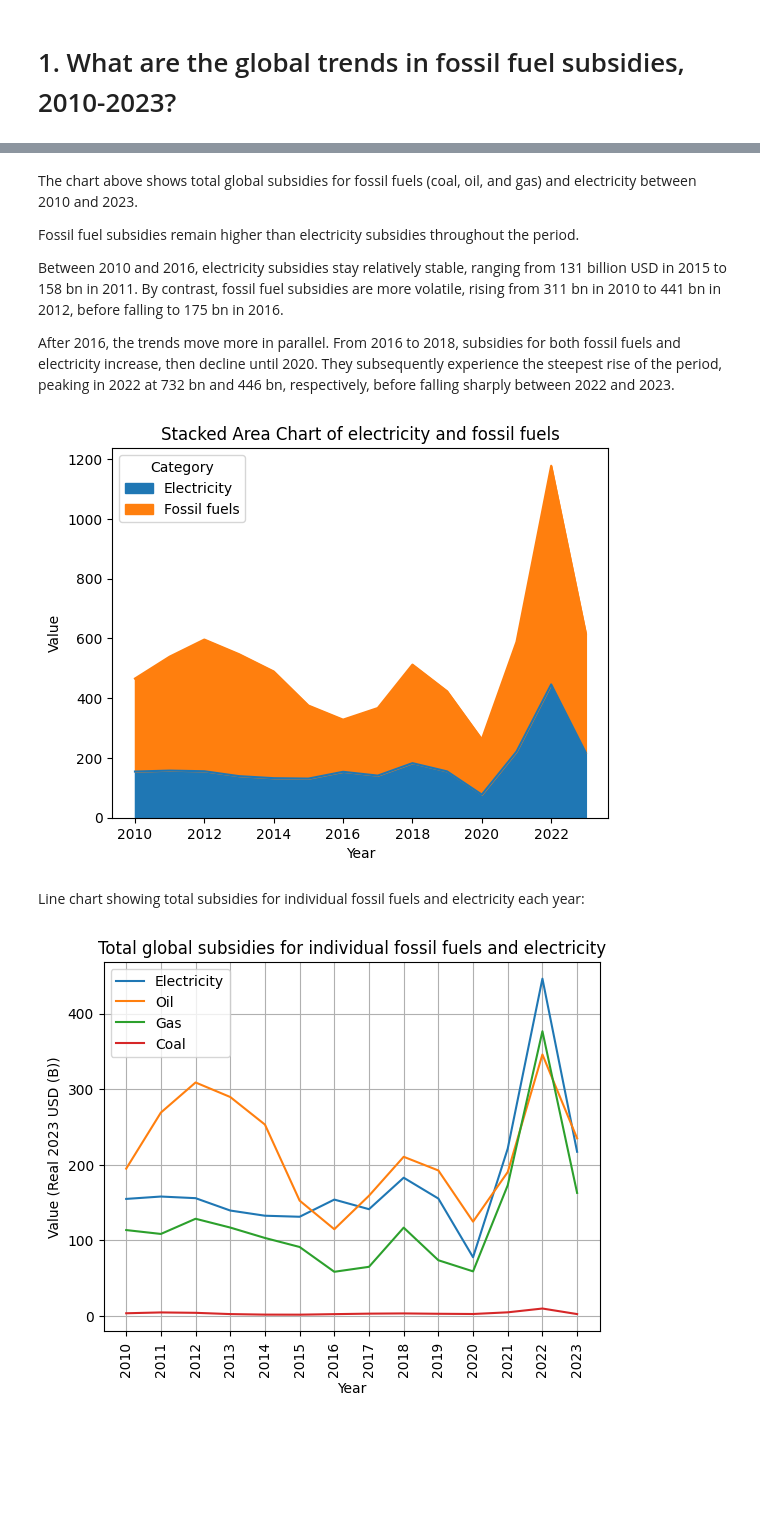
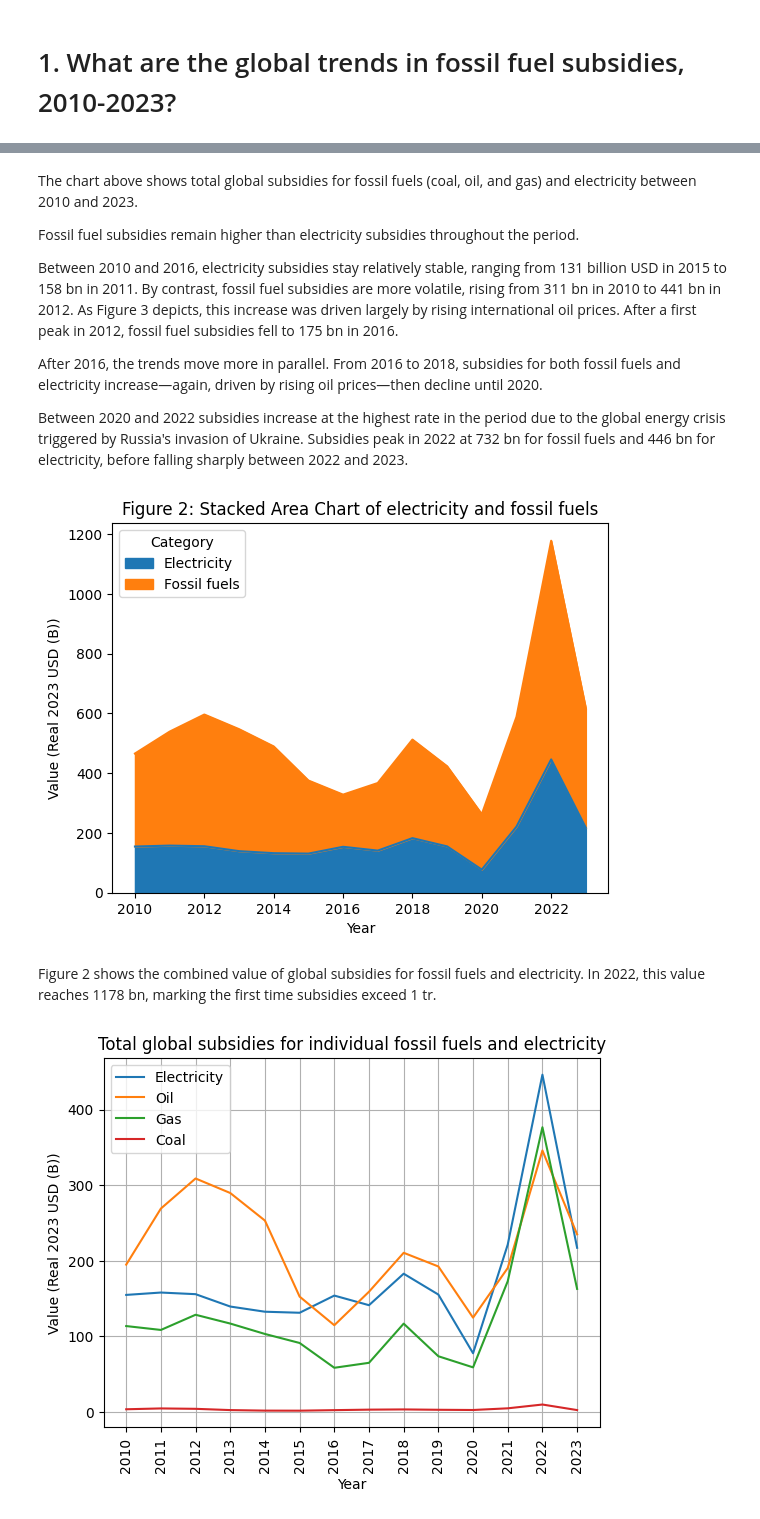
Before and after one commit to reb-scho/subsidies, a Jupyter notebook: subsidies.ipynb, the cells around one changed output, grey strips where cells are left out. Cells and saved outputs as stored; diff of their text form; code cells hidden in the pictures; blank space fills up the shorter version.

```diff
--- a/subsidies.ipynb
+++ b/subsidies.ipynb
@@ -73,24 +67,26 @@ The chart above shows total global subsidies for fossil fuels (coal, oil, and ga
 
 Fossil fuel subsidies remain higher than electricity subsidies throughout the period.
 
-Between 2010 and 2016, electricity subsidies stay relatively stable, ranging from 131 billion USD in 2015 to 158 bn in 2011. By contrast, fossil fuel subsidies are more volatile, rising from 311 bn in 2010 to 441 bn in 2012, before falling to 175 bn in 2016.
+Between 2010 and 2016, electricity subsidies stay relatively stable, ranging from 131 billion USD in 2015 to 158 bn in 2011. By contrast, fossil fuel subsidies are more volatile, rising from 311 bn in 2010 to 441 bn in 2012. As Figure 3 depicts, this increase was driven largely by rising international oil prices. After a first peak in 2012, fossil fuel subsidies fell to 175 bn in 2016.
 
-After 2016, the trends move more in parallel. From 2016 to 2018, subsidies for both fossil fuels and electricity increase, then decline until 2020. They subsequently experience the steepest rise of the period, peaking in 2022 at 732 bn and 446 bn, respectively, before falling sharply between 2022 and 2023.
+After 2016, the trends move more in parallel. From 2016 to 2018, subsidies for both fossil fuels and electricity increase—again, driven by rising oil prices—then decline until 2020.
+
+Between 2020 and 2022 subsidies increase at the highest rate in the period due to the global energy crisis triggered by Russia's invasion of Ukraine. Subsidies peak in 2022 at 732 bn for fossil fuels and 446 bn for electricity, before falling sharply between 2022 and 2023.
 # %%
 global_fossil_agg_df["Product"] = "Fossil fuels"
 df_concat = pd.concat([global_fossil_agg_df, global_elec_df])
 df_wide = df_concat.pivot(index="Year", columns="Product", values="Value (B USD)")
 df_wide.plot.area(stacked=True)  # stacked=True is default, but explicit is clearer
 
 plt.xlabel("Year")
-plt.ylabel("Value")
-plt.title("Stacked Area Chart of electricity and fossil fuels")
+plt.ylabel("Value (Real 2023 USD (B))")
+plt.title("Figure 2: Stacked Area Chart of electricity and fossil fuels")
 plt.legend(title="Category", loc="upper left")  # adjust location as needed
 plt.show()
 # %% [output]
-[figure, old version]
+[figure, new version]
-# %% [markdown]
-Line chart showing total subsidies for individual fossil fuels and electricity each year:
+# %% [markdown]
+Figure 2 shows the combined value of global subsidies for fossil fuels and electricity. In 2022, this value reaches 1178 bn, marking the first time subsidies exceed 1 tr.
 # %%
 plt.plot(global_elec_df["Year"], global_elec_df["Value (B USD)"], label = "Electricity")
 
```
Also changed, not shown: parts of 6 cells of this notebook.
